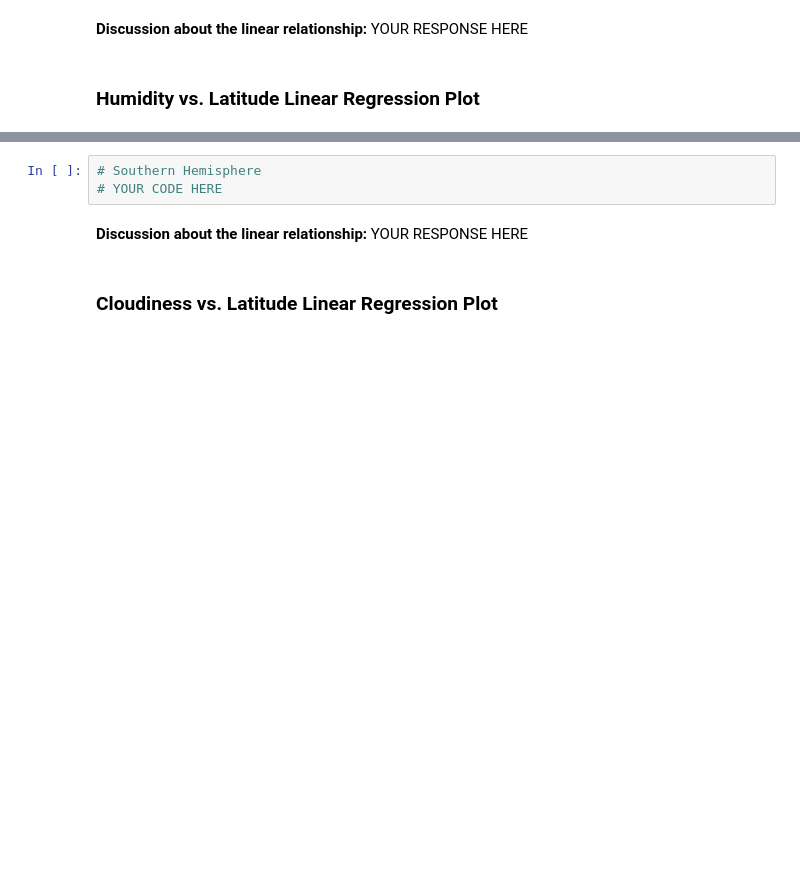
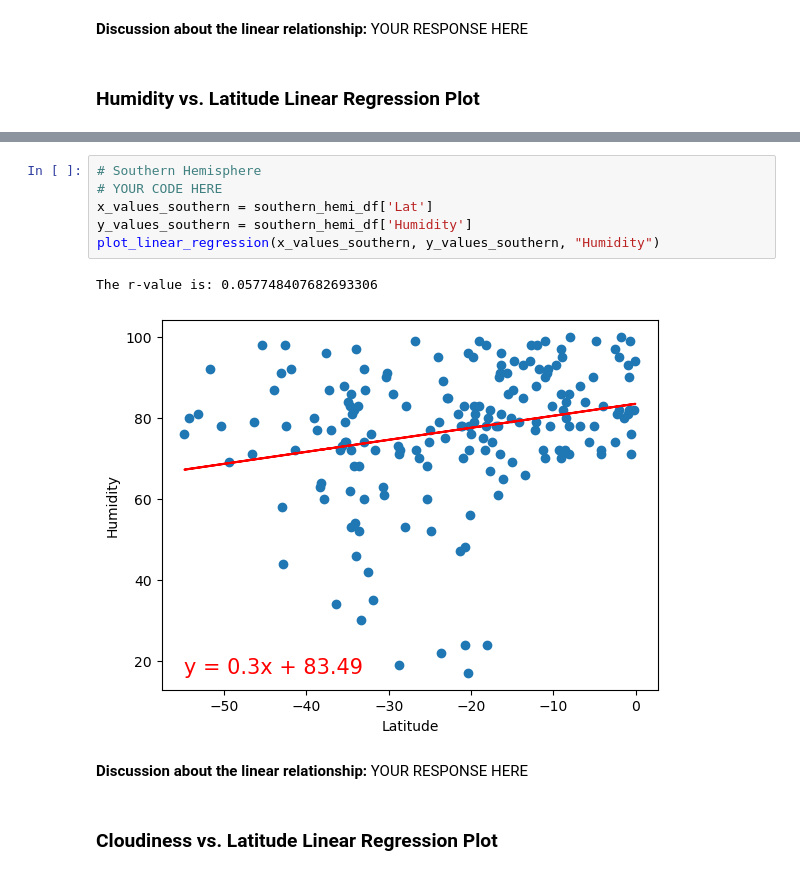
Before and after one commit to Muz32/python-api-challenge, a Jupyter notebook: WeatherPy.ipynb, the cells around one changed output, grey strips where cells are left out. Cells and saved outputs as stored; diff of their text form; blank space fills up the shorter version.

```diff
--- a/WeatherPy.ipynb
+++ b/WeatherPy.ipynb
@@ -363,6 +366,12 @@ The r-value for Southern Hemisphere is: 0.42811085706506824
 # %%
 # Southern Hemisphere
 # YOUR CODE HERE
+x_values_southern = southern_hemi_df['Lat']
+y_values_southern = southern_hemi_df['Humidity']
+plot_linear_regression(x_values_southern, y_values_southern, "Humidity")
+# %% [output]
+The r-value is: 0.057748407682693306
+[figure, added]
 # %% [markdown]
 **Discussion about the linear relationship:** YOUR RESPONSE HERE
 # %% [markdown]
```
Also changed, not shown: parts of 20 cells of this notebook, 5 other files.
